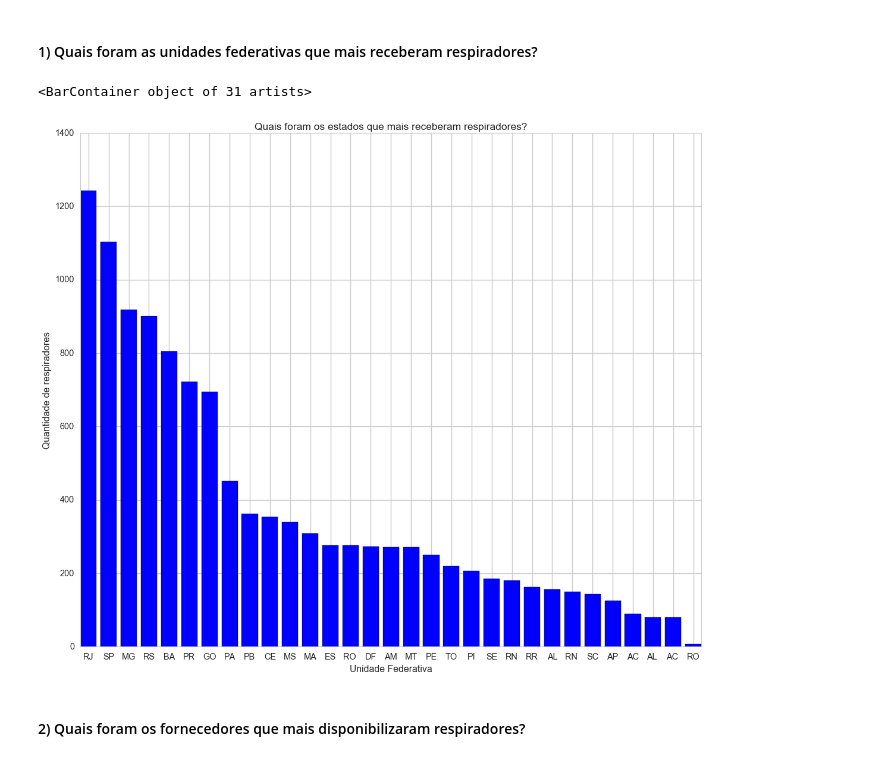
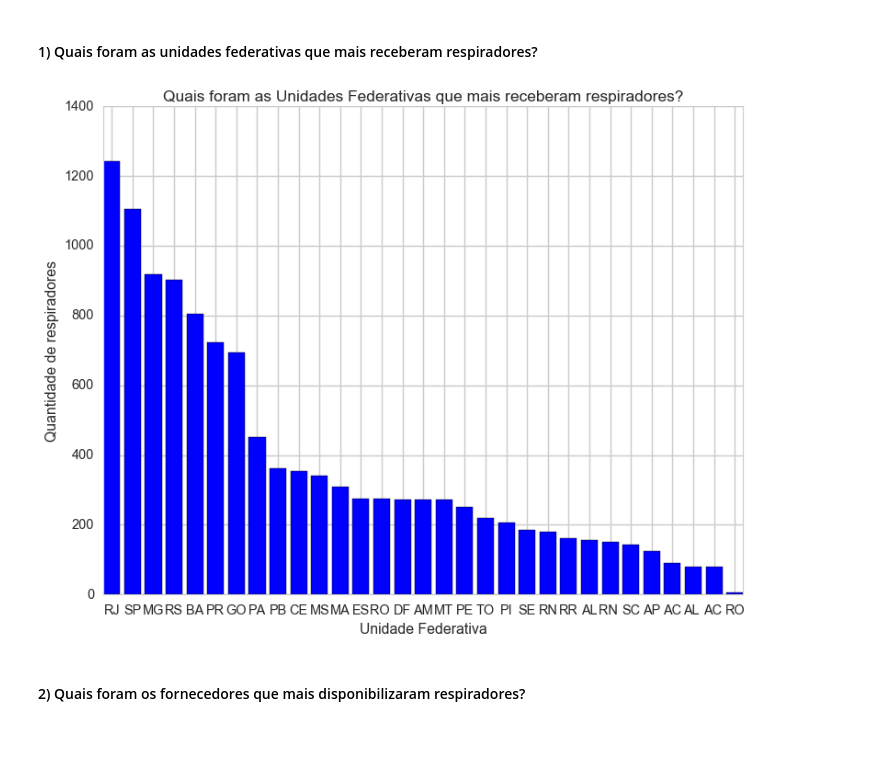
Before and after one commit to icarocrespo/Analise-Distribuicao-Respiradores-BR, a Jupyter notebook: Analise de Dados.ipynb, the cells around one changed output. Saved outputs shown, nothing was run; the diff lists cells and outputs as text; code cells hidden in the pictures.

Commit message:
Adição de gráficos das questões e do comando plt.show()
Versão passível de final

```diff
--- a/Analise de Dados.ipynb
+++ b/Analise de Dados.ipynb
@@ -231,26 +231,26 @@ data['VALOR'] = pd.to_numeric(data['VALOR'], downcast="integer")
 #### Configuração de tamanho de imagens
 # %%
 plt.style.use(plt.style.available)
-plt.rc('figure', figsize=(15, 13))
+plt.rc('figure', figsize=(10, 8))
 # %% [markdown]
 ### Questões para a análise da Distribuição de Respiradores (Ministério da Saúde - MS)
 # %% [markdown]
 #### 1) Quais foram as unidades federativas que mais receberam respiradores?
 # %%
-# 5 maiores estados
 estados = data['QUANTIDADE'].groupby(data['UF']).sum()
 
 estados.sort_values(ascending = False, inplace = True)
 
-# visualização
 plt.xlabel('Unidade Federativa')
 plt.ylabel('Quantidade de respiradores')
-plt.title('Quais foram os estados que mais receberam respiradores?')
+plt.title('Quais foram as Unidades Federativas que mais receberam respiradores?')
 plt.bar(estados.index, estados.values, color = 'blue')
-#estados.values
+
+plt.savefig('gráficos/recebeu.png', format='png')
+
+plt.show()
 # %% [output]
-<BarContainer object of 31 artists>
-[figure, old version]
+[figure, new version]
 # %% [markdown]
 #### 2) Quais foram os fornecedores que mais disponibilizaram respiradores?
 # %%
```
Also changed, not shown: parts of 9 cells of this notebook, 12 other files.
